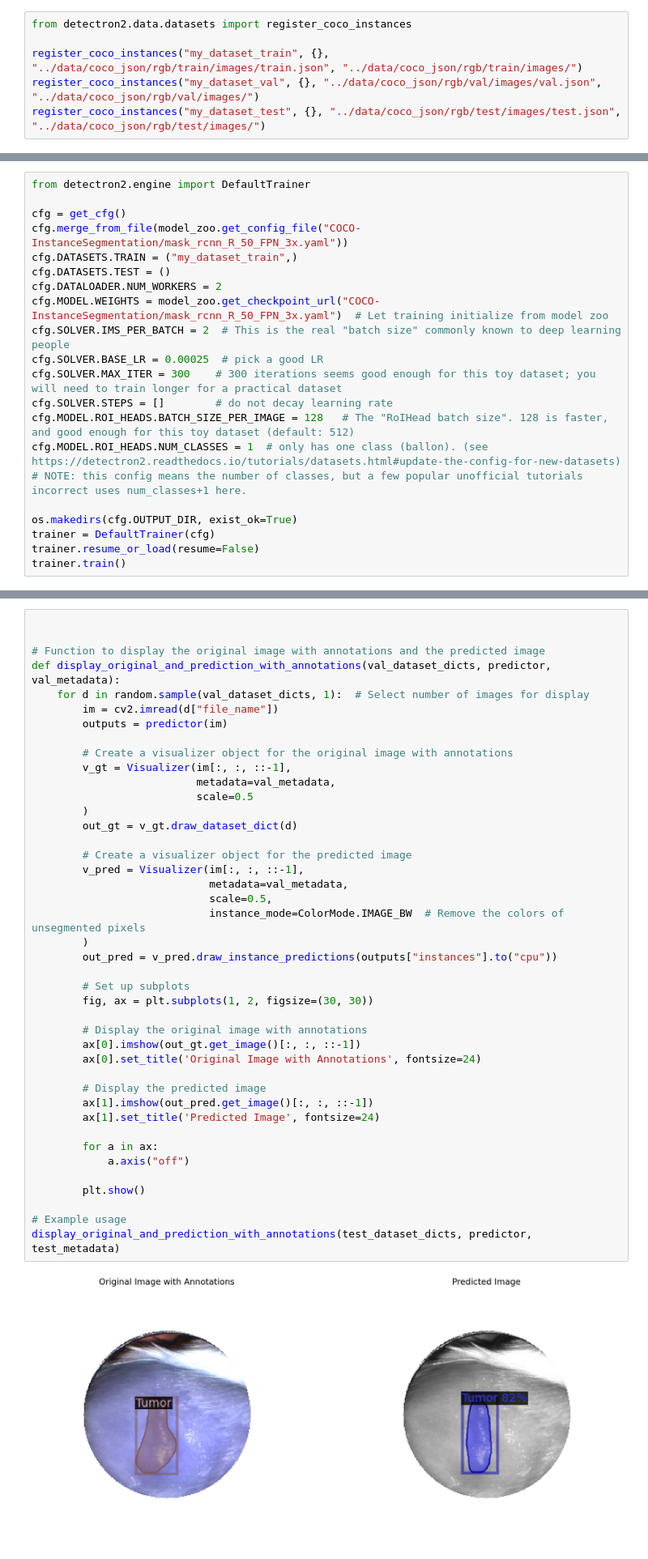
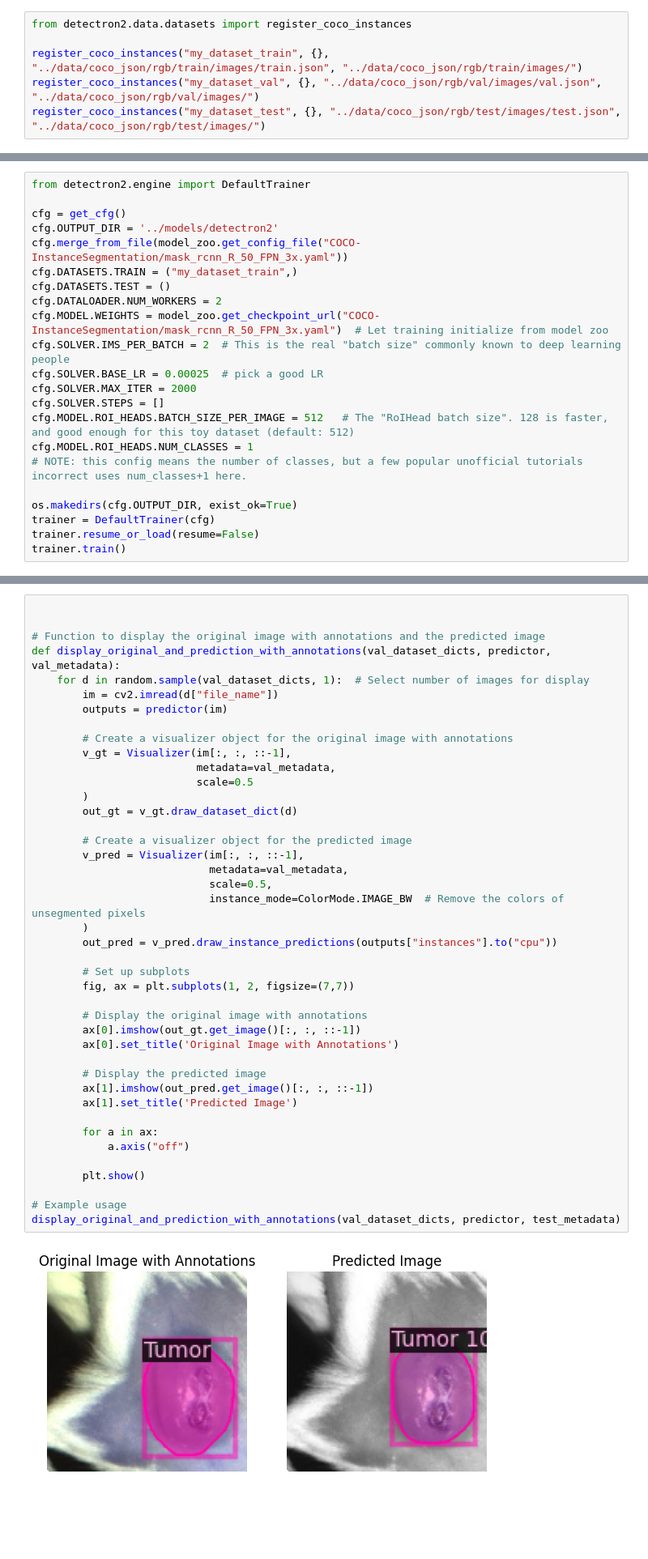
Before and after one commit to RibaDiba/tumor-segmentation, a Jupyter notebook: Detectron2/tumor_segmentation.ipynb, the cells around one changed output, grey strips where cells are left out. Shown: that part at 81% size. Saved outputs shown, nothing was run; the diff lists cells and outputs as text; blank space fills up the shorter version.

Commit message:
adjusted preprocessing + created model

```diff
--- a/Detectron2/tumor_segmentation.ipynb
+++ b/Detectron2/tumor_segmentation.ipynb
@@ -121,6 +121,7 @@ Mask file: ../data/coco_json/rgb/train/masks/Tumor\train_mask_110.png
 from detectron2.engine import DefaultTrainer
 
 cfg = get_cfg()
+cfg.OUTPUT_DIR = '../models/detectron2'
 cfg.merge_from_file(model_zoo.get_config_file("COCO-InstanceSegmentation/mask_rcnn_R_50_FPN_3x.yaml"))
 cfg.DATASETS.TRAIN = ("my_dataset_train",)
 cfg.DATASETS.TEST = ()
@@ -128,10 +129,10 @@ cfg.DATALOADER.NUM_WORKERS = 2
 cfg.MODEL.WEIGHTS = model_zoo.get_checkpoint_url("COCO-InstanceSegmentation/mask_rcnn_R_50_FPN_3x.yaml")  # Let training initialize from model zoo
 cfg.SOLVER.IMS_PER_BATCH = 2  # This is the real "batch size" commonly known to deep learning people
 cfg.SOLVER.BASE_LR = 0.00025  # pick a good LR
-cfg.SOLVER.MAX_ITER = 300    # 300 iterations seems good enough for this toy dataset; you will need to train longer for a practical dataset
-cfg.SOLVER.STEPS = []        # do not decay learning rate
-cfg.MODEL.ROI_HEADS.BATCH_SIZE_PER_IMAGE = 128   # The "RoIHead batch size". 128 is faster, and good enough for this toy dataset (default: 512)
-cfg.MODEL.ROI_HEADS.NUM_CLASSES = 1  # only has one class (ballon). (see https://detectron2.readthedocs.io/tutorials/datasets.html#update-the-config-for-new-datasets)
+cfg.SOLVER.MAX_ITER = 2000
+cfg.SOLVER.STEPS = []
+cfg.MODEL.ROI_HEADS.BATCH_SIZE_PER_IMAGE = 512   # The "RoIHead batch size". 128 is faster, and good enough for this toy dataset (default: 512)
+cfg.MODEL.ROI_HEADS.NUM_CLASSES = 1
 # NOTE: this config means the number of classes, but a few popular unofficial tutorials incorrect uses num_classes+1 here.
 
 os.makedirs(cfg.OUTPUT_DIR, exist_ok=True)
@@ -230,38 +203,38 @@ def display_original_and_prediction_with_annotations(val_dataset_dicts, predicto
         # Create a visualizer object for the original image with annotations
         v_gt = Visualizer(im[:, :, ::-1],
                           metadata=val_metadata,
                           scale=0.5
         )
         out_gt = v_gt.draw_dataset_dict(d)
 
         # Create a visualizer object for the predicted image
         v_pred = Visualizer(im[:, :, ::-1],
                             metadata=val_metadata,
                             scale=0.5,
                             instance_mode=ColorMode.IMAGE_BW  # Remove the colors of unsegmented pixels
         )
         out_pred = v_pred.draw_instance_predictions(outputs["instances"].to("cpu"))
 
         # Set up subplots
-        fig, ax = plt.subplots(1, 2, figsize=(30, 30))
+        fig, ax = plt.subplots(1, 2, figsize=(7,7))
 
         # Display the original image with annotations
         ax[0].imshow(out_gt.get_image()[:, :, ::-1])
-        ax[0].set_title('Original Image with Annotations', fontsize=24)
+        ax[0].set_title('Original Image with Annotations')
 
         # Display the predicted image
         ax[1].imshow(out_pred.get_image()[:, :, ::-1])
-        ax[1].set_title('Predicted Image', fontsize=24)
+        ax[1].set_title('Predicted Image')
 
         for a in ax:
             a.axis("off")
 
         plt.show()
 
 # Example usage
-display_original_and_prediction_with_annotations(test_dataset_dicts, predictor, test_metadata)
+display_original_and_prediction_with_annotations(val_dataset_dicts, predictor, test_metadata)
 # %% [output]
-[figure, old version]
+[figure, new version]
 # %%
 def save_all_images(val_dataset_dicts, predictor, val_metadata, output_dir):
 
```
Also changed, not shown: parts of 6 cells of this notebook, 2 other files.
